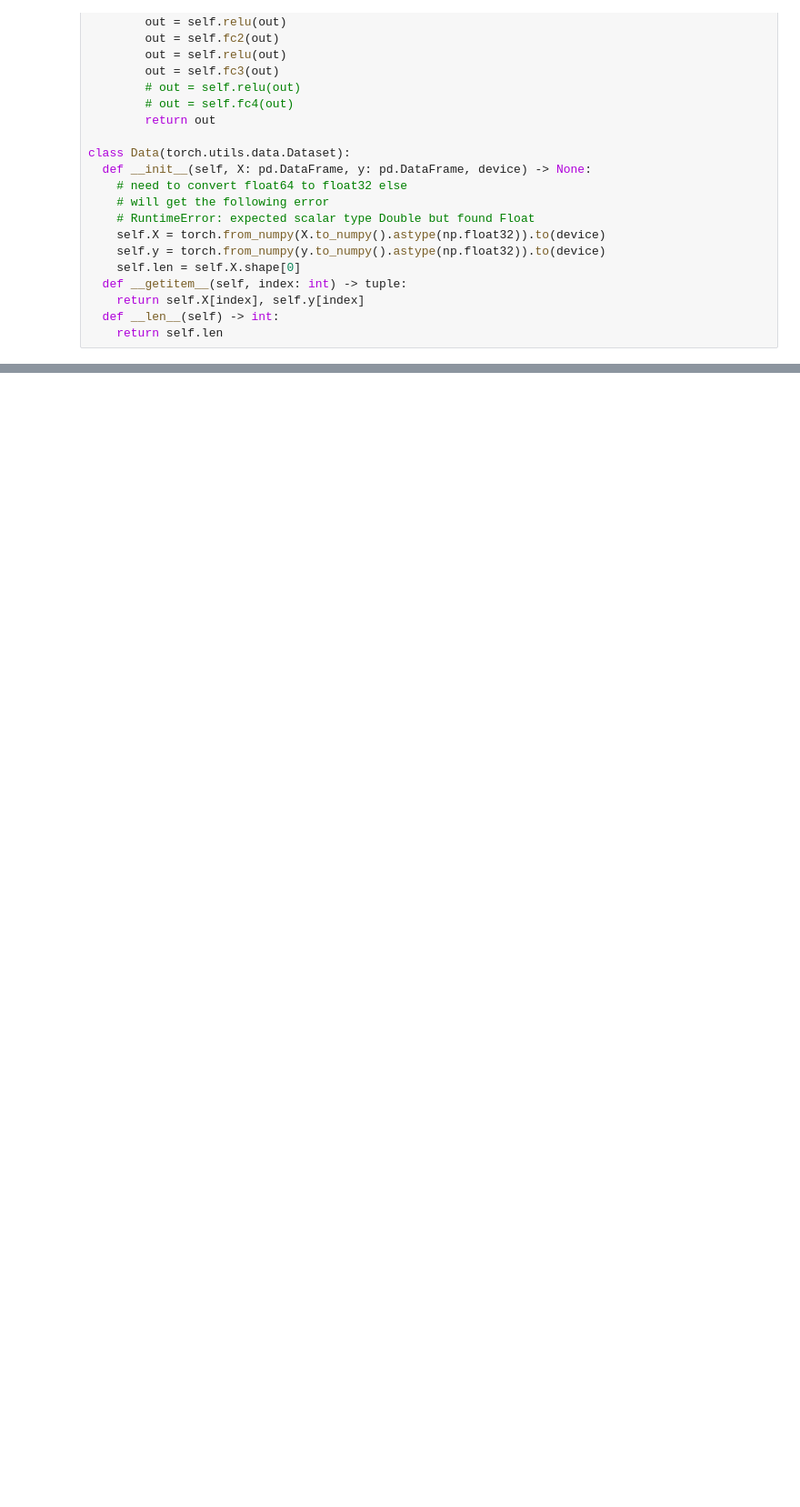
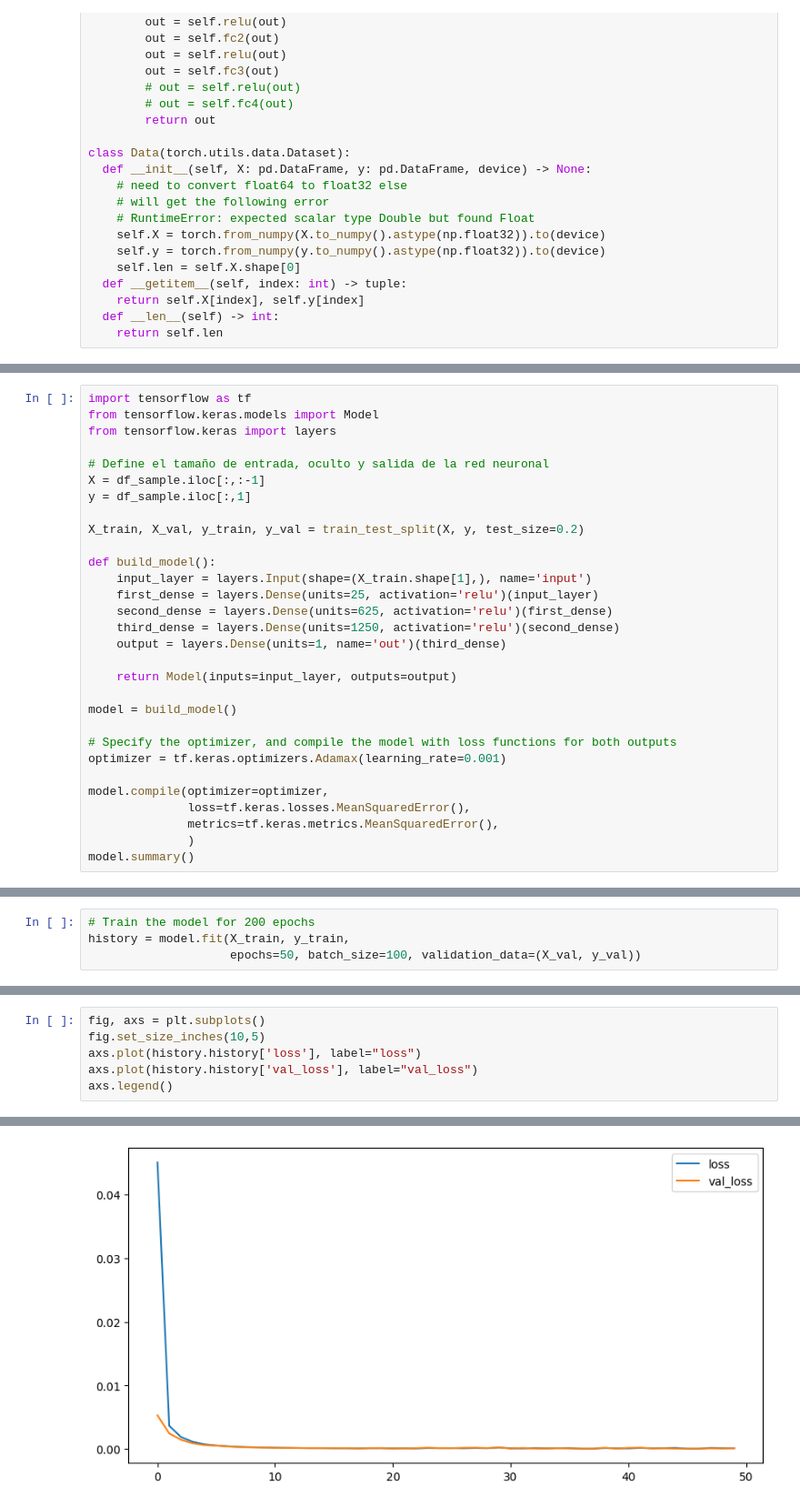
Before and after one commit to Yairama/Geospatial-Interpolation, a Jupyter notebook: multilayer_perceptron.ipynb, the cells around one changed output, grey strips where cells are left out. Shown at 91% size. Drawn from its saved outputs; the diff is of its cells as text; blank space fills up the shorter version.

```diff
--- a/multilayer_perceptron.ipynb
+++ b/multilayer_perceptron.ipynb
@@ -195,0 +212,30 @@ mape:  119724503466.98183
+# %%
+import tensorflow as tf
+from tensorflow.keras.models import Model
+from tensorflow.keras import layers
+
+# Define el tamaño de entrada, oculto y salida de la red neuronal
+X = df_sample.iloc[:,:-1]
+y = df_sample.iloc[:,1]
+
+X_train, X_val, y_train, y_val = train_test_split(X, y, test_size=0.2)
+
+def build_model():
+    input_layer = layers.Input(shape=(X_train.shape[1],), name='input')
+    first_dense = layers.Dense(units=25, activation='relu')(input_layer)
+    second_dense = layers.Dense(units=625, activation='relu')(first_dense)
+    third_dense = layers.Dense(units=1250, activation='relu')(second_dense)
+    output = layers.Dense(units=1, name='out')(third_dense)
+
+    return Model(inputs=input_layer, outputs=output)
+
+model = build_model()
+
+# Specify the optimizer, and compile the model with loss functions for both outputs
+optimizer = tf.keras.optimizers.Adamax(learning_rate=0.001)
+
+model.compile(optimizer=optimizer,
+              loss=tf.keras.losses.MeanSquaredError(),
+              metrics=tf.keras.metrics.MeanSquaredError(),
+              )
+model.summary()
@@ -195,0 +262,4 @@ mape:  119724503466.98183
+# %%
+# Train the model for 200 epochs
+history = model.fit(X_train, y_train,
+                    epochs=50, batch_size=100, validation_data=(X_val, y_val))
@@ -195,0 +284,7 @@ mape:  119724503466.98183
+# %%
+fig, axs = plt.subplots()
+fig.set_size_inches(10,5)
+axs.plot(history.history['loss'], label="loss")
+axs.plot(history.history['val_loss'], label="val_loss")
+axs.legend()
+# %% [output]
@@ -195,0 +292 @@ mape:  119724503466.98183
+[figure, added]
```
Also changed, not shown: parts of 11 cells of this notebook.
